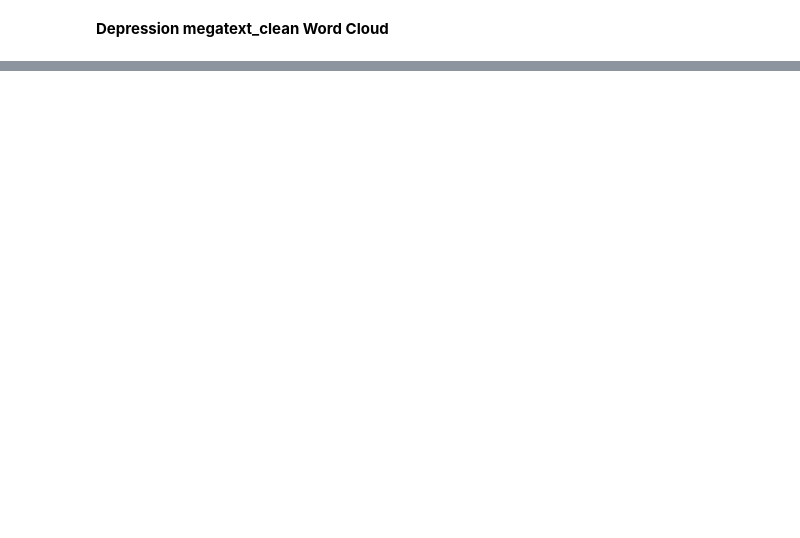
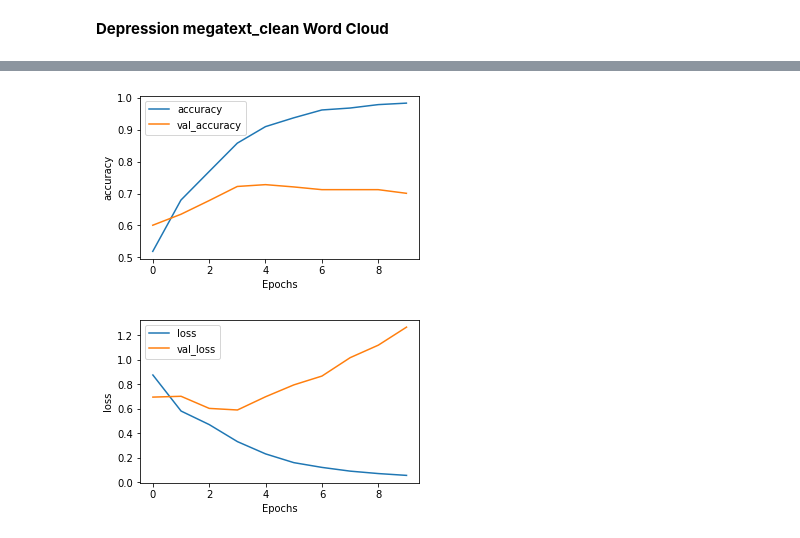
Before and after one commit to ds-dti/DS01_01_Social-Media-Suicide-Indication-Detection, a Jupyter notebook: Suicide_Prevention.ipynb, the cells around one changed output, grey strips where cells are left out. Drawn from its saved outputs; the diff is of its cells as text; code cells hidden in the pictures; blank space fills up the shorter version.

```diff
--- a/Suicide_Prevention.ipynb
+++ b/Suicide_Prevention.ipynb
@@ -282,0 +198,8 @@ plt.show()
+# %%
+label_tokenizer = Tokenizer()
+label_tokenizer.fit_on_texts(y_train.astype('str'))
+
+training_label_seq = np.array(label_tokenizer.texts_to_sequences(y_train.astype('str')))
+validation_label_seq = np.array(label_tokenizer.texts_to_sequences(y_test.astype('str')))
+
+label_tokenizer.word_index
@@ -282,0 +208,12 @@ plt.show()
+# %%
+from keras.models import Sequential
+from tensorflow.keras.layers import Dense, Flatten, LSTM, Dropout, Activation, Embedding, Bidirectional
+
+model = Sequential()
+model.add(Embedding(vocab_size, embedding_dim))
+model.add(Dropout(0.5))
+model.add(Bidirectional(LSTM(embedding_dim)))
+model.add(Dense(30, activation="relu"))
+model.add(Dense(4, activation='softmax'))
+
+model.summary()
@@ -282,0 +239,8 @@ plt.show()
+# %%
+model.compile(
+    loss='sparse_categorical_crossentropy',
+    optimizer='adam',
+    metrics=['accuracy'],
+)
+
+history = model.fit(train_padded, training_label_seq, epochs=10, validation_data=(validation_padded, validation_label_seq), verbose=2)
@@ -282,0 +268,15 @@ plt.show()
+# %%
+def plot_graphs(history, string):
+  plt.rcParams['figure.figsize'] = (5, 3)
+  plt.plot(history.history[string])
+  plt.plot(history.history['val_'+string])
+  plt.xlabel("Epochs")
+  plt.ylabel(string)
+  plt.legend([string, 'val_'+string])
+  plt.show()
+
+plot_graphs(history, "accuracy")
+plot_graphs(history, "loss")
+# %% [output]
+[figure, added]
+[figure, added]
```
Also changed, not shown: parts of 18 cells of this notebook.
